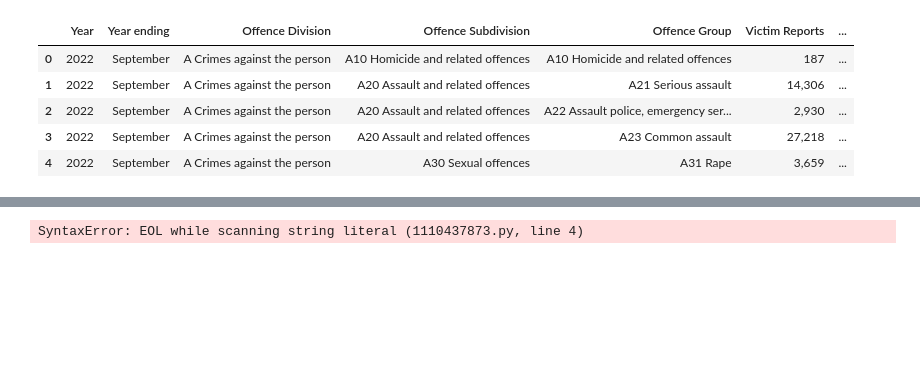
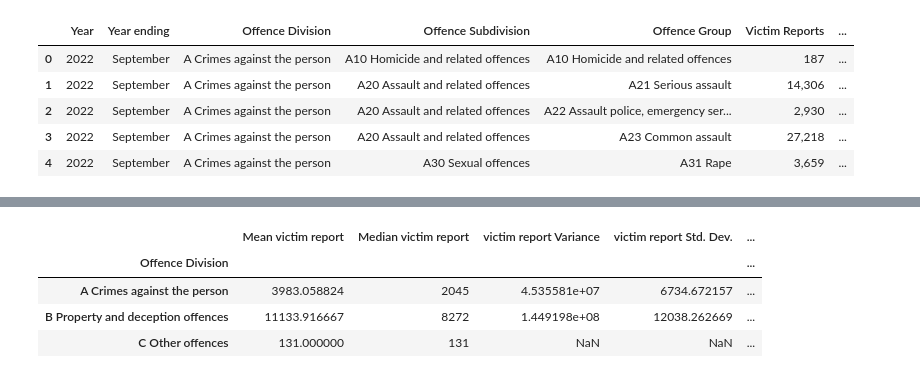
Before and after one commit to LKDSOUZA/Project-1, a Jupyter notebook: Project_1_A.ipynb, the cells around one changed output, grey strips where cells are left out. Saved outputs shown, nothing was run; the diff lists cells and outputs as text; code cells hidden in the pictures; blank space fills up the shorter version.

Commit message:
adding statistics

```diff
--- a/Project_1_A.ipynb
+++ b/Project_1_A.ipynb
@@ -41,19 +74,23 @@ crime_data_21
 # %%
 statistics_raw_data=crime_data_21.copy()
 
-victim_report_mean=statistics_raw_data.groupby(['Offence Division'])["Rate per 100,000 population"].mean()
-victim_report_median=statistics_raw_data.groupby(['Offence Division'])["Rate per 100,000 population].median()
-victim_report_variance=statistics_raw_data.groupby(['Offence Division'])["Rate per 100,000 population"].var()
-victim_report_sd=statistics_raw_data.groupby(['Offence Division'])["Rate per 100,000 population"].std()
-victim_report_SEM=statistics_raw_data.groupby(['Offence Division'])["Rate per 100,000 population"].sem()
+victim_report_mean=statistics_raw_data.groupby(['Offence Division'])["Victim Reports"].mean()
+victim_report_median=statistics_raw_data.groupby(['Offence Division'])["Victim Reports"].median()
+victim_report_variance=statistics_raw_data.groupby(['Offence Division'])["Victim Reports"].var()
+victim_report_sd=statistics_raw_data.groupby(['Offence Division'])["Victim Reports"].std()
+victim_report_SEM=statistics_raw_data.groupby(['Offence Division'])["Victim Reports"].sem()
 
-statistics_summary = pd.DataFrame({"Mean victim report": victim_report_mean
+statistics_summary_21 = pd.DataFrame({"Mean victim report": victim_report_mean,
                                   "Median victim report": victim_report_median,
                                   "victim report Variance": victim_report_variance,
                                   "victim report Std. Dev.": victim_report_sd,
                                   "victim report Std. Err." : victim_report_SEM,
 
                                  })
-statistics_summary.head(10)
+statistics_summary_21.head(10)
 # %% [output]
-SyntaxError: EOL while scanning string literal (1110437873.py, line 4)
+|  | Mean victim report | Median victim report | victim report Variance | victim report Std. Dev. | ... |
+| Offence Division |  |  |  |  | ... |
+| A Crimes against the person | 3983.058824 | 2045 | 4.535581e+07 | 6734.672157 | ... |
+| B Property and deception offences | 11133.916667 | 8272 | 1.449198e+08 | 12038.262669 | ... |
+| C Other offences | 131.000000 | 131 | NaN | NaN | ... |
```
Also changed, not shown: parts of 6 cells of this notebook.
